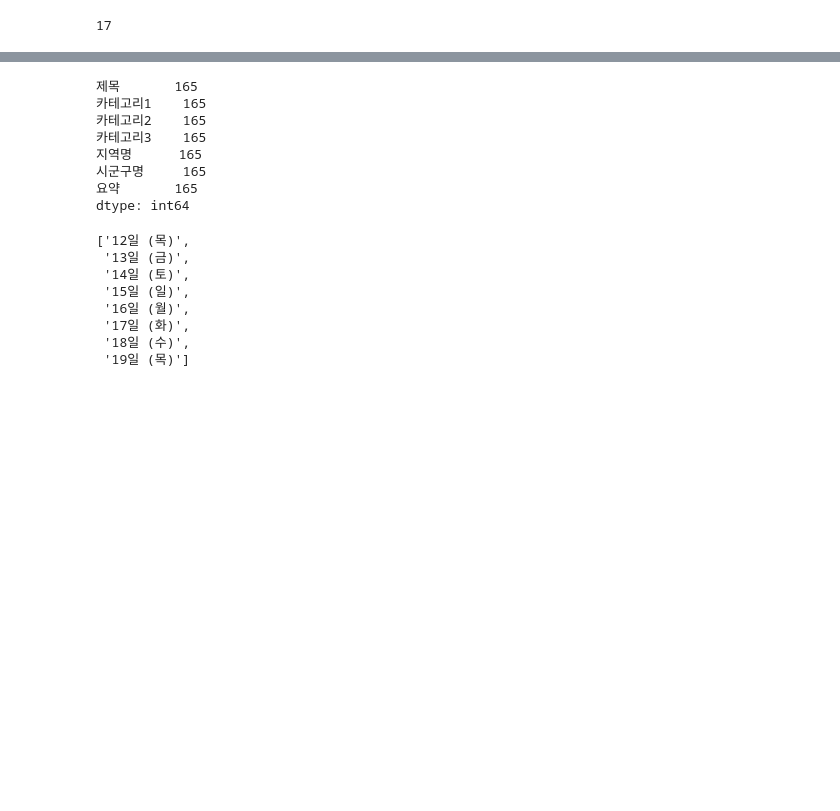
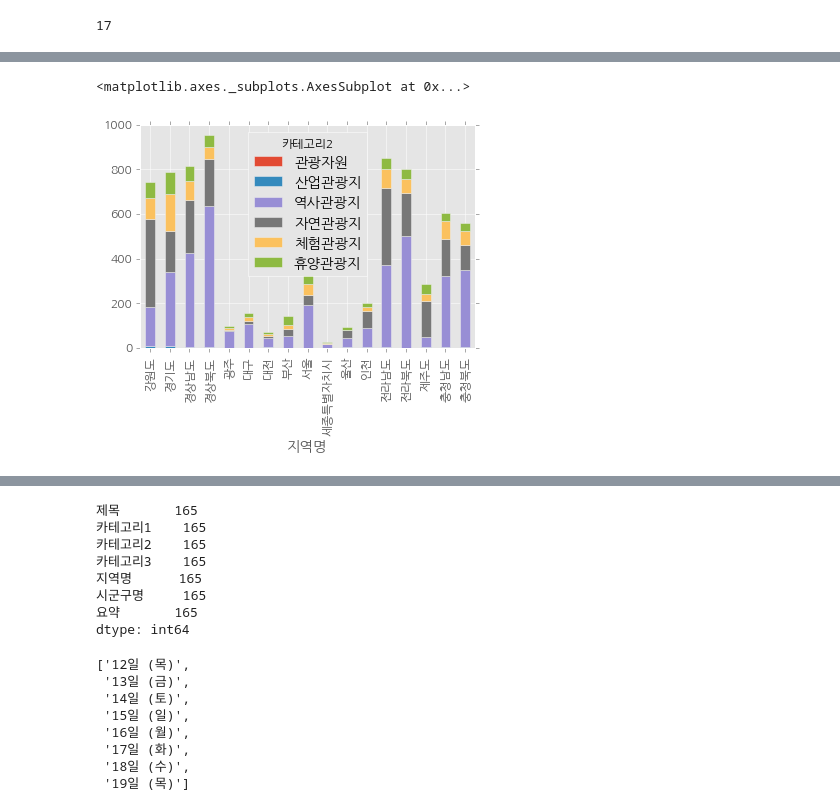
Before and after one commit to G-story/tour, a Jupyter notebook: tour.ipynb, the cells around one changed output, grey strips where cells are left out. Cells and saved outputs as stored; diff of their text form; code cells hidden in the pictures; blank space fills up the shorter version.

```diff
--- a/tour.ipynb
+++ b/tour.ipynb
@@ -41,0 +63,3 @@ tour_group.count()
+# %%
+tour_group_count = tour_group.count()
+tour_group_count
@@ -41,0 +86,5 @@ tour_group.count()
+# %%
+data = []
+for area in tour_group_count.index.levels[0]:
+    data.append(tour_group_count.ix[area]['요약'])
+data
@@ -41,0 +109,3 @@ tour_group.count()
+# %%
+tour_count = pd.DataFrame(data=data, index=tour_group_count.index.levels[0], columns=tour_group_count.index.levels[1])
+tour_count
@@ -41,0 +132,5 @@ tour_group.count()
+# %%
+tour_count.plot(kind='bar', stacked=True)
+# %% [output]
+<matplotlib.axes._subplots.AxesSubplot at 0x...>
+[figure, added]
```
Also changed, not shown: parts of 13 cells of this notebook.
